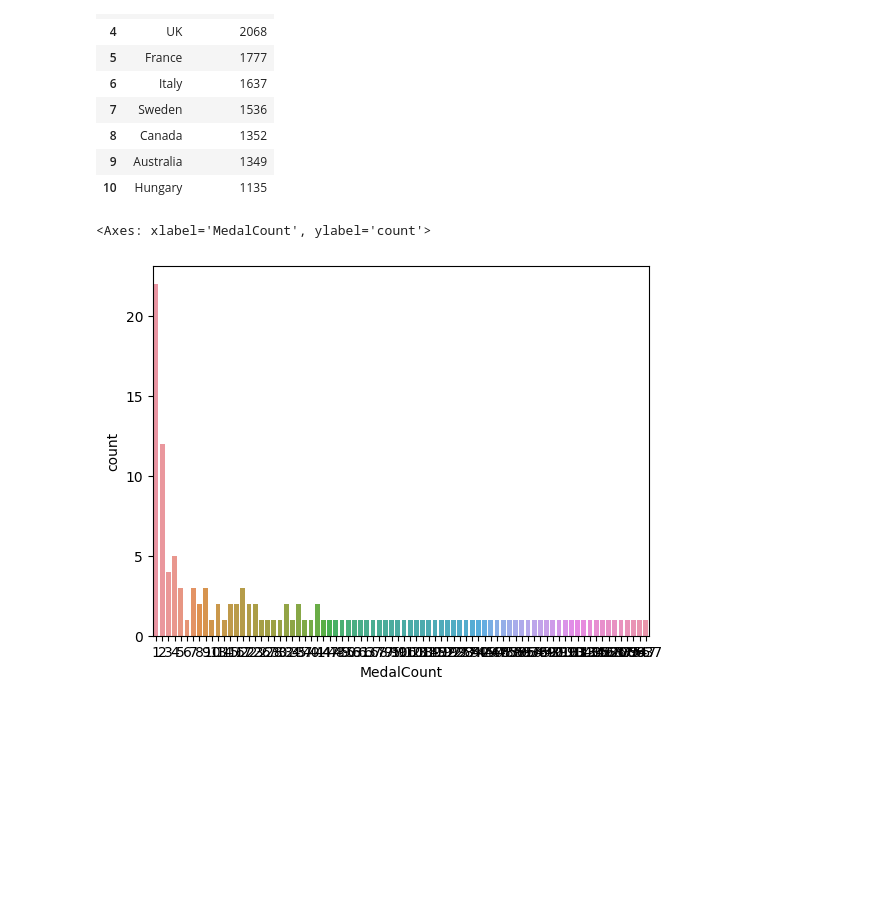
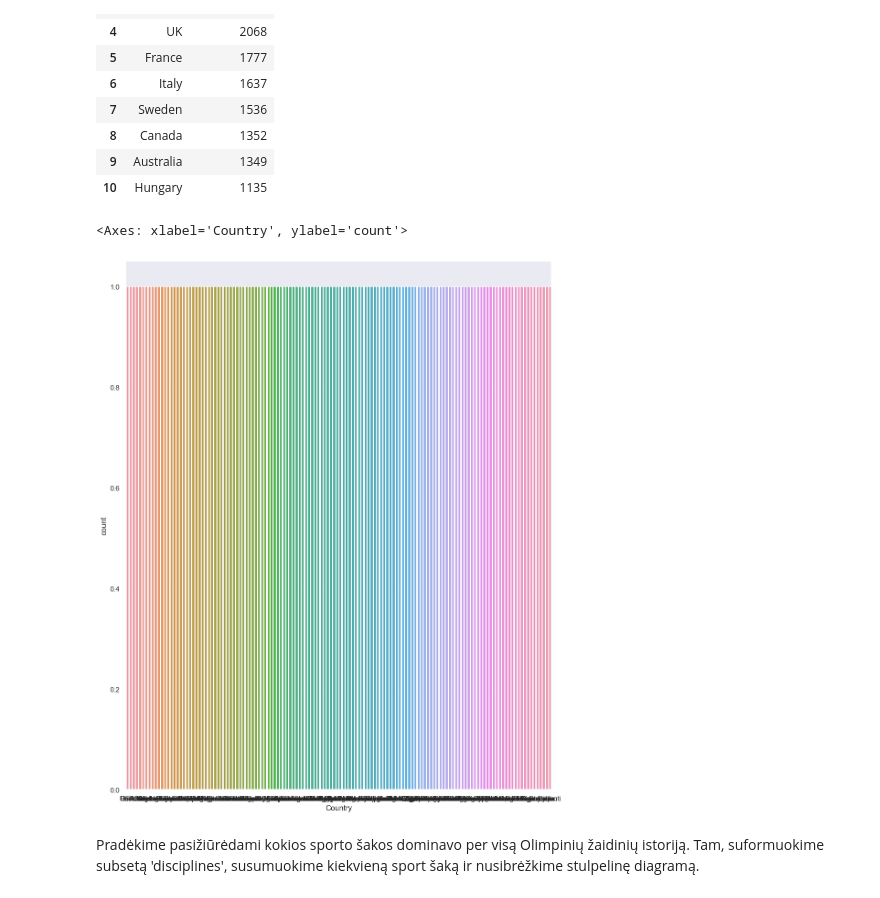
Before and after one commit to kilciukas/Olympic_dataset_exploration, a Jupyter notebook: Notebook_v2/Olimpines_notebook_v2.ipynb, the cells around one changed output. Cells and saved outputs as stored; diff of their text form; code cells hidden in the pictures; blank space fills up the shorter version.

```diff
--- a/Notebook_v2/Olimpines_notebook_v2.ipynb
+++ b/Notebook_v2/Olimpines_notebook_v2.ipynb
@@ -110,7 +110,10 @@ medal_counts.head(10)
 | 9 | Australia | 1349 |
 | 10 | Hungary | 1135 |
 # %%
-sns.countplot(data=medal_counts, x='MedalCount')
+plt.figure(figsize=(12, 15))
+sns.countplot(data=medal_counts, x='Country')
 # %% [output]
-<Axes: xlabel='MedalCount', ylabel='count'>
+<Axes: xlabel='Country', ylabel='count'>
-[figure, old version]
+[figure, new version]
+# %% [markdown]
+Pradėkime pasižiūrėdami kokios sporto šakos dominavo per visą Olimpinių žaidinių istoriją. Tam, suformuokime subsetą 'disciplines', susumuokime kiekvieną sport šaką ir nusibrėžkime stulpelinę diagramą.
```
Also changed, not shown: parts of 7 cells of this notebook.
